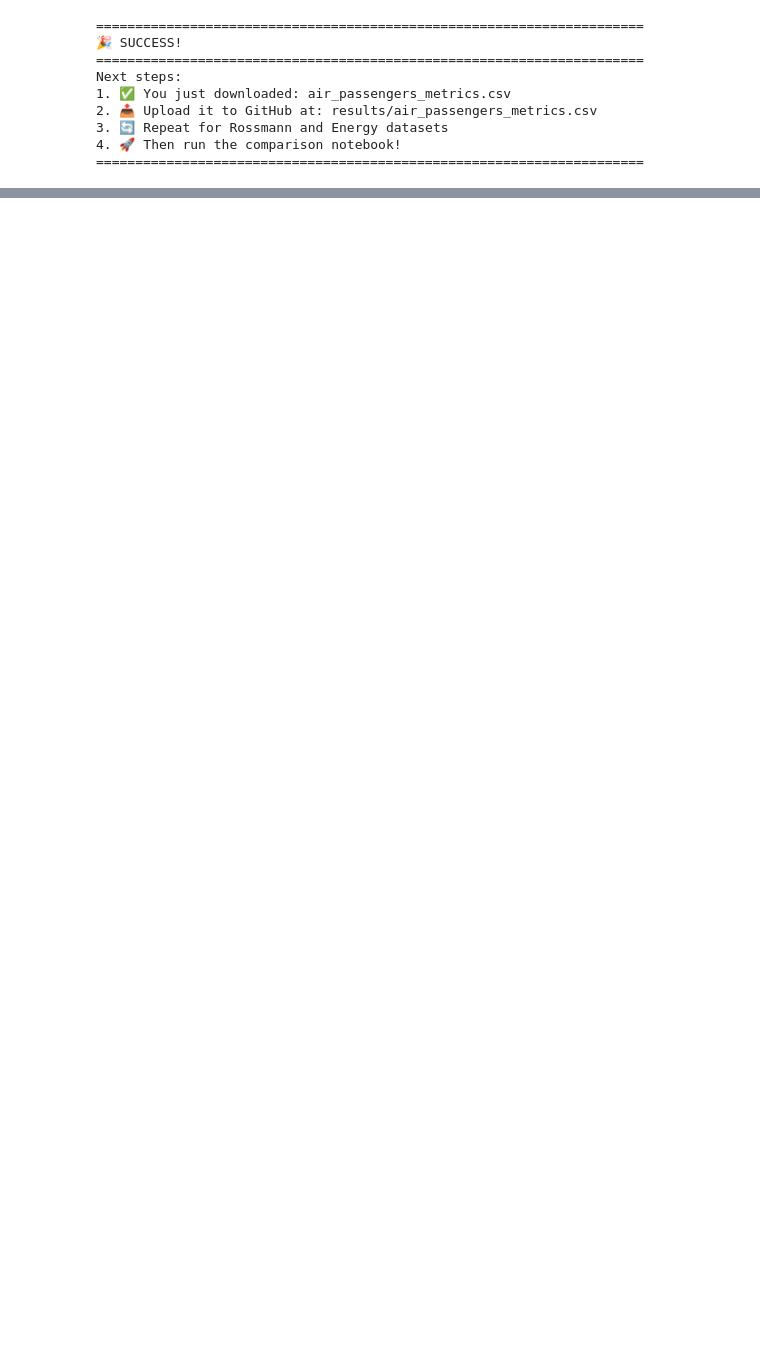
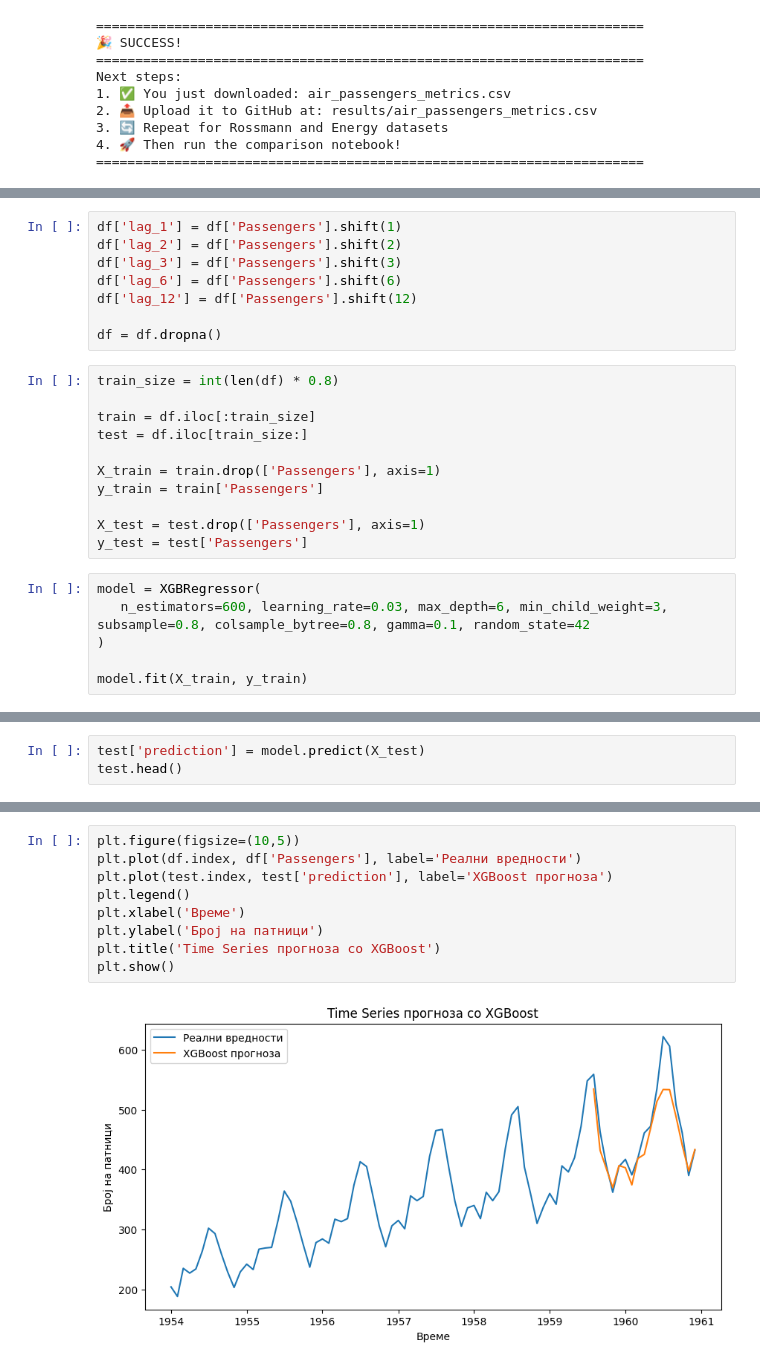
Before and after one commit to mihaela4/timski-proekt, a Jupyter notebook: notebooks/air_passengers_notebook/air_passengers_notebook_(2).ipynb, the cells around one changed output, grey strips where cells are left out. Drawn from its saved outputs; the diff is of its cells as text; blank space fills up the shorter version.

Commit message:
Updated AirPassengers Notebook

```diff
--- a/notebooks/air_passengers_notebook/air_passengers_notebook (2).ipynb
+++ b/notebooks/air_passengers_notebook/air_passengers_notebook_(2).ipynb
@@ -720,0 +727,25 @@ Next steps:
+# %%
+df['lag_1'] = df['Passengers'].shift(1)
+df['lag_2'] = df['Passengers'].shift(2)
+df['lag_3'] = df['Passengers'].shift(3)
+df['lag_6'] = df['Passengers'].shift(6)
+df['lag_12'] = df['Passengers'].shift(12)
+
+df = df.dropna()
+# %%
+train_size = int(len(df) * 0.8)
+
+train = df.iloc[:train_size]
+test = df.iloc[train_size:]
+
+X_train = train.drop(['Passengers'], axis=1)
+y_train = train['Passengers']
+
+X_test = test.drop(['Passengers'], axis=1)
+y_test = test['Passengers']
+# %%
+model = XGBRegressor(
+   n_estimators=600, learning_rate=0.03, max_depth=6, min_child_weight=3, subsample=0.8, colsample_bytree=0.8, gamma=0.1, random_state=42
+)
+
+model.fit(X_train, y_train)
@@ -720,0 +764,3 @@ Next steps:
+# %%
+test['prediction'] = model.predict(X_test)
+test.head()
@@ -720,0 +775,11 @@ Next steps:
+# %%
+plt.figure(figsize=(10,5))
+plt.plot(df.index, df['Passengers'], label='Реални вредности')
+plt.plot(test.index, test['prediction'], label='XGBoost прогноза')
+plt.legend()
+plt.xlabel('Време')
+plt.ylabel('Број на патници')
+plt.title('Time Series прогноза со XGBoost')
+plt.show()
+# %% [output]
+[figure, added]
```
Also changed, not shown: parts of 8 cells of this notebook.
